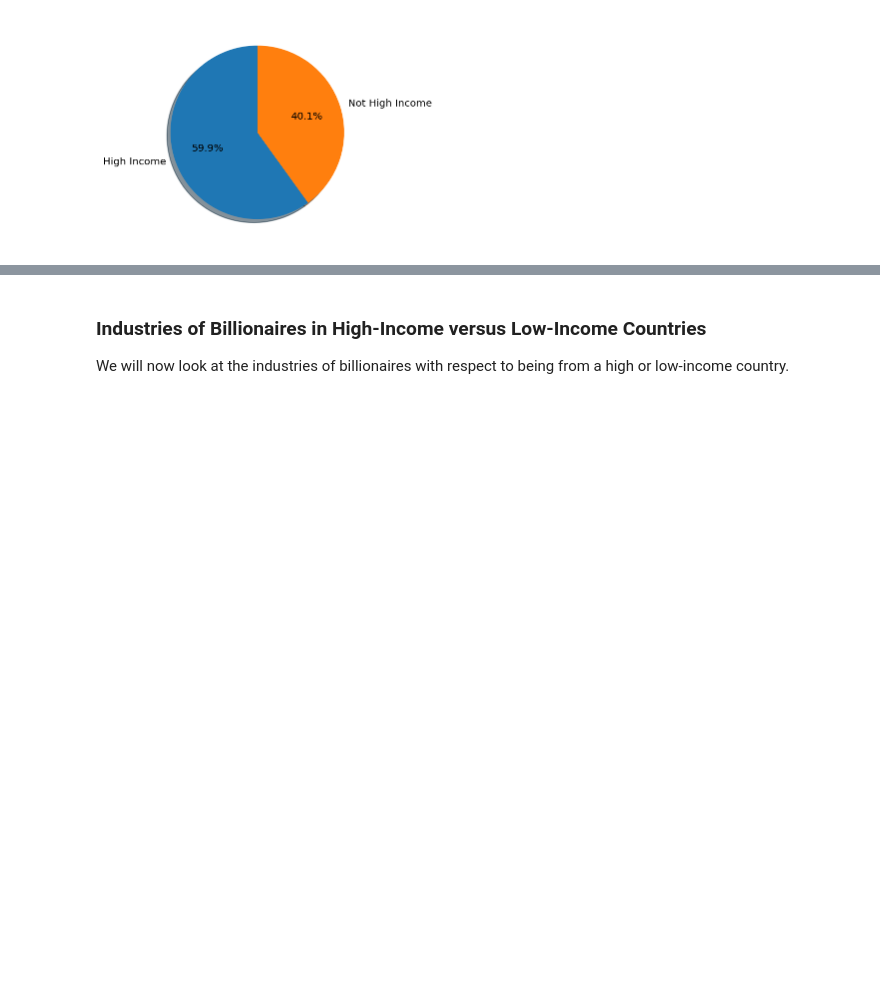
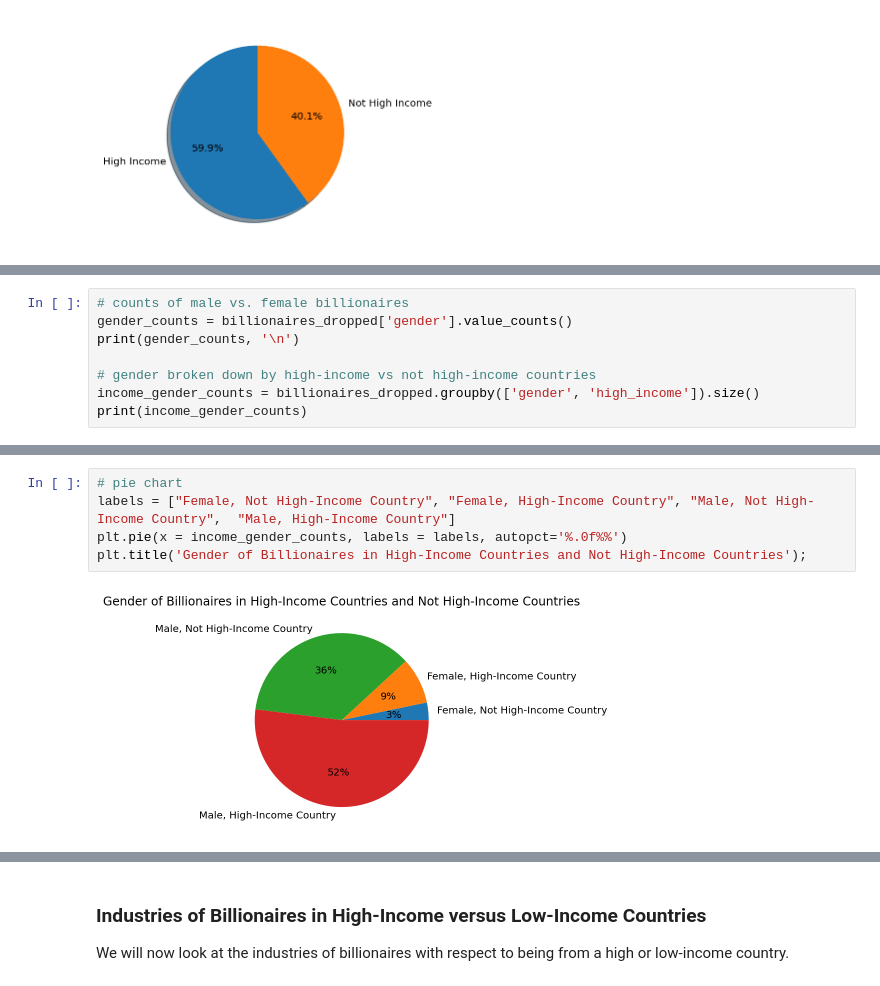
Before and after one commit to jteh188/Billionaires-Statistics-Data-Analysis, a Jupyter notebook: EDACheckpoint_Group026_WI24.ipynb, the cells around one changed output, grey strips where cells are left out. Saved outputs shown, nothing was run; the diff lists cells and outputs as text; blank space fills up the shorter version.

Commit message:
Added gender and age demographic visualizations

```diff
--- a/EDACheckpoint_Group026_WI24.ipynb
+++ b/EDACheckpoint_Group026_WI24.ipynb
@@ -374,0 +379,8 @@ plt.show()
+# %%
+# counts of male vs. female billionaires
+gender_counts = billionaires_dropped['gender'].value_counts()
+print(gender_counts, '\n')
+
+# gender broken down by high-income vs not high-income countries
+income_gender_counts = billionaires_dropped.groupby(['gender', 'high_income']).size()
+print(income_gender_counts)
@@ -374,0 +399,7 @@ plt.show()
+# %%
+# pie chart
+labels = ["Female, Not High-Income Country", "Female, High-Income Country", "Male, Not High-Income Country",  "Male, High-Income Country"]
+plt.pie(x = income_gender_counts, labels = labels, autopct='%.0f%%')
+plt.title('Gender of Billionaires in High-Income Countries and Not High-Income Countries');
+# %% [output]
+[figure, added]
```
Also changed, not shown: parts of 16 cells of this notebook.
